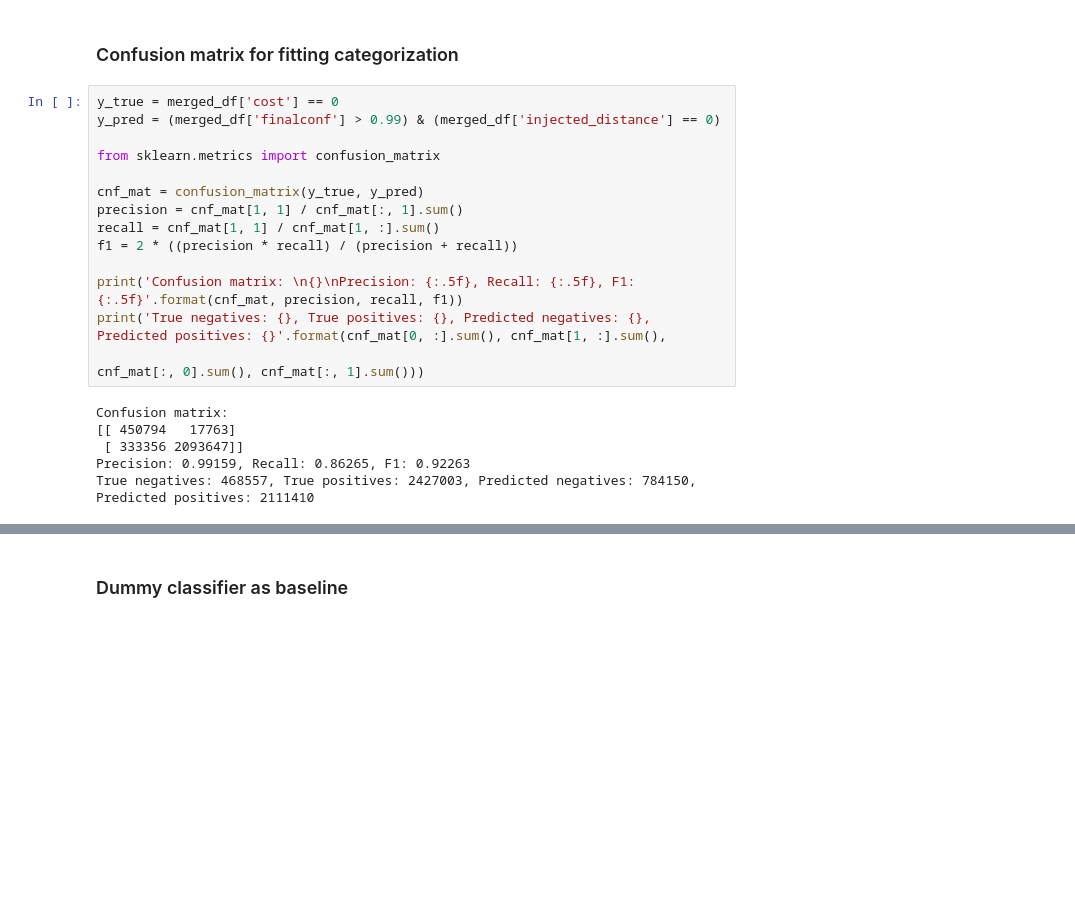
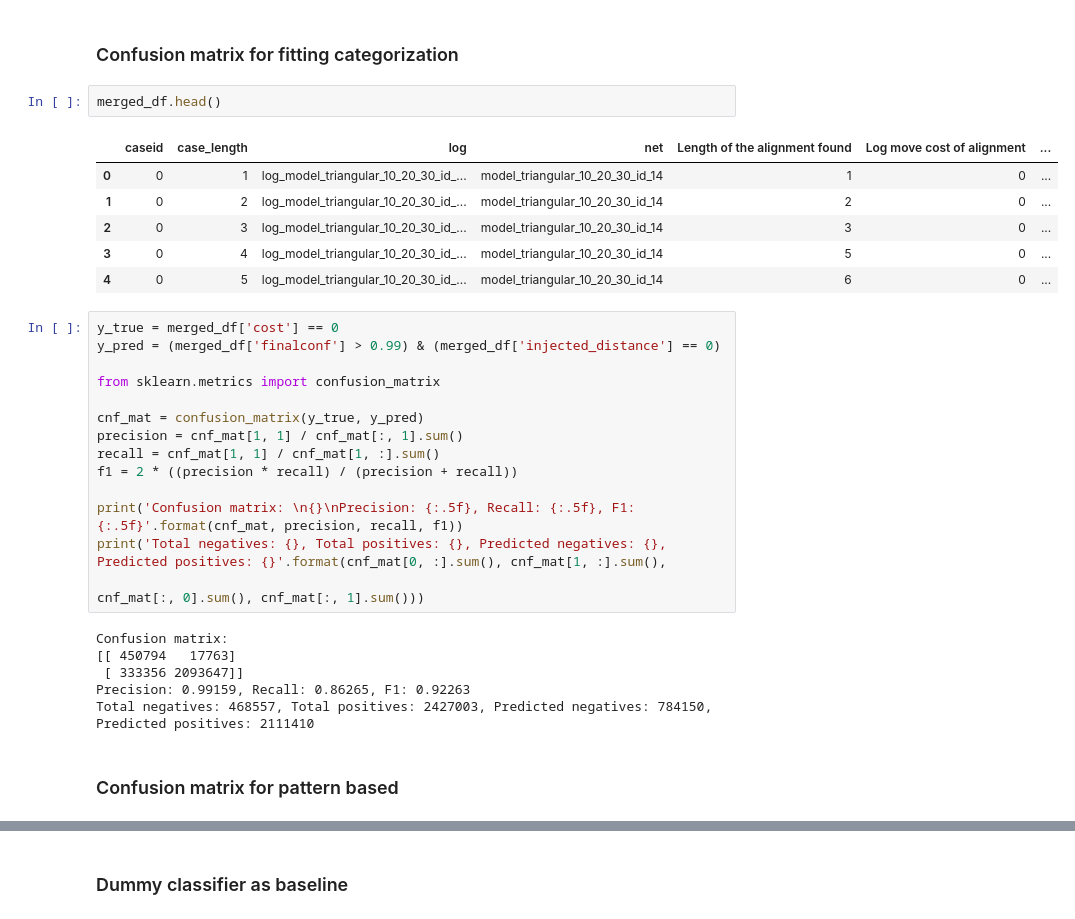
Before and after one commit to jwllee/HMMConf, a Jupyter notebook: jupyter/correlation-tests/correlation-tests-plot.ipynb, the cells around one changed output, grey strips where cells are left out. Cells and saved outputs as stored; diff of their text form; blank space fills up the shorter version.

```diff
--- a/jupyter/correlation-tests/correlation-tests-plot.ipynb
+++ b/jupyter/correlation-tests/correlation-tests-plot.ipynb
@@ -331,5 +331,14 @@ fig.savefig(out_fp, bbox_inches='tight', rasterized=True)
 # %% [markdown]
 ### Confusion matrix for fitting categorization
+# %%
+merged_df.head()
+# %% [output]
+|  | caseid | case_length | log | net | Length of the alignment found | Log move cost of alignment | ... |
+| 0 | 0 | 1 | log_model_triangular_10_20_30_id_... | model_triangular_10_20_30_id_14 | 1 | 0 | ... |
+| 1 | 0 | 2 | log_model_triangular_10_20_30_id_... | model_triangular_10_20_30_id_14 | 2 | 0 | ... |
+| 2 | 0 | 3 | log_model_triangular_10_20_30_id_... | model_triangular_10_20_30_id_14 | 3 | 0 | ... |
+| 3 | 0 | 4 | log_model_triangular_10_20_30_id_... | model_triangular_10_20_30_id_14 | 5 | 0 | ... |
+| 4 | 0 | 5 | log_model_triangular_10_20_30_id_... | model_triangular_10_20_30_id_14 | 6 | 0 | ... |
 # %%
 y_true = merged_df['cost'] == 0
 y_pred = (merged_df['finalconf'] > 0.99) & (merged_df['injected_distance'] == 0)
@@ -342,11 +351,13 @@ recall = cnf_mat[1, 1] / cnf_mat[1, :].sum()
 f1 = 2 * ((precision * recall) / (precision + recall))
 
 print('Confusion matrix: \n{}\nPrecision: {:.5f}, Recall: {:.5f}, F1: {:.5f}'.format(cnf_mat, precision, recall, f1))
-print('True negatives: {}, True positives: {}, Predicted negatives: {}, Predicted positives: {}'.format(cnf_mat[0, :].sum(), cnf_mat[1, :].sum(),
+print('Total negatives: {}, Total positives: {}, Predicted negatives: {}, Predicted positives: {}'.format(cnf_mat[0, :].sum(), cnf_mat[1, :].sum(),
                                                                                                        cnf_mat[:, 0].sum(), cnf_mat[:, 1].sum()))
 # %% [output]
 Confusion matrix:
 [[ 450794   17763]
  [ 333356 2093647]]
 Precision: 0.99159, Recall: 0.86265, F1: 0.92263
-True negatives: 468557, True positives: 2427003, Predicted negatives: 784150, Predicted positives: 2111410
+Total negatives: 468557, Total positives: 2427003, Predicted negatives: 784150, Predicted positives: 2111410
+# %% [markdown]
+### Confusion matrix for pattern based
```
Also changed, not shown: parts of 5 cells of this notebook.
